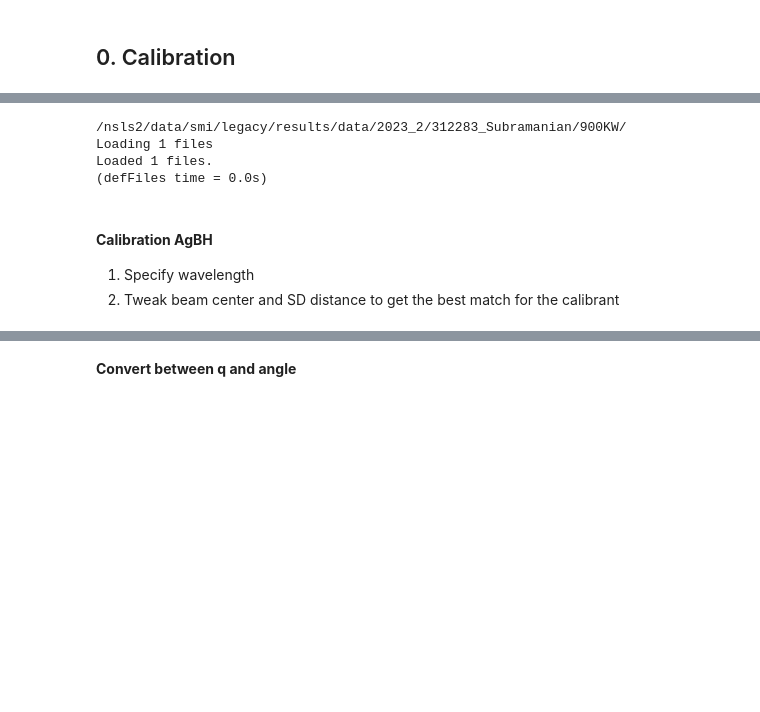
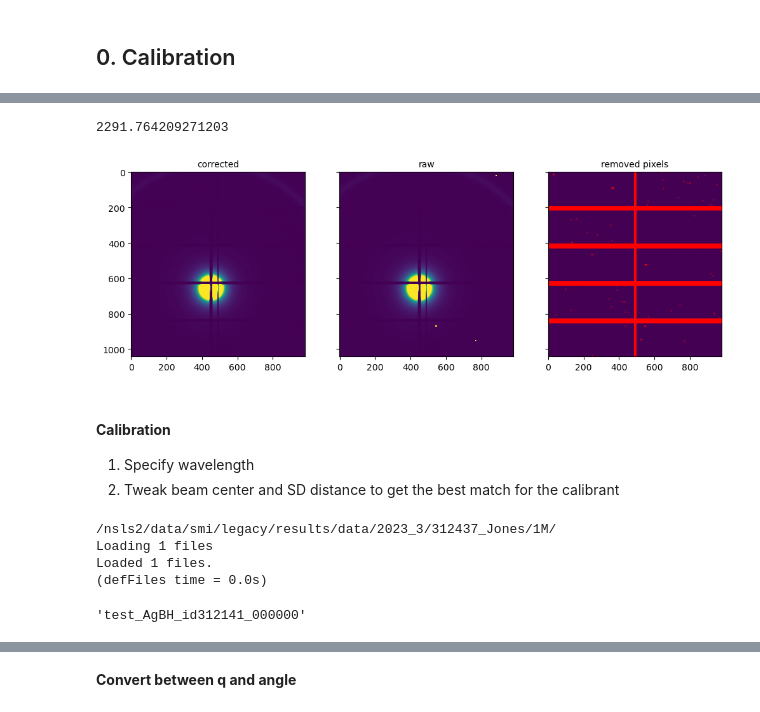
Before and after one commit to CFN-softbio/SciAnalysis, a Jupyter notebook: examples/beamlines/NSLSII_12ID_SMI/UShell/SciAnalysis_Basic_v1_SMI.ipynb, the cells around one changed output, grey strips where cells are left out. Drawn from its saved outputs; the diff is of its cells as text; code cells hidden in the pictures; blank space fills up the shorter version.

```diff
--- a/examples/beamlines/NSLSII_12ID_SMI/UShell/SciAnalysis_Basic_v1_SMI.ipynb
+++ b/examples/beamlines/NSLSII_12ID_SMI/UShell/SciAnalysis_Basic_v1_SMI.ipynb
@@ -75,0 +95,44 @@ __Find bad pixels (if needed)__
+# %%
+delta = 150
+center = [451, 654]
+range_y = [int(center[1] - delta), int(center[1] + delta)]
+range_x = [int(center[0] - delta), int(center[0] + delta)]
+limits = np.asarray([0.1, 70])
+mean_img = np.mean(np.concatenate((img[:min(range_y), :].flatten(),
+                                   img[max(range_y):, :].flatten(),
+                                   img[:, :min(range_x)].flatten(),
+                                   img[:, max(range_x):].flatten())), axis=0)
+limits = limits * mean_img
+print(max(limits))
+mask_bkg = np.empty_like(img, dtype=bool)
+mask_bkg[:, :] = False
+mask_bkg[:min(range_y), :][img[:min(range_y), :] > max(limits)] = True
+mask_bkg[max(range_y):, :][img[max(range_y):, :] > max(limits)] = True
+mask_bkg[:, :min(range_x)][img[:, :min(range_x)] > max(limits)] = True
+mask_bkg[:, max(range_x):][img[:, max(range_x):] > max(limits)] = True
+mask_bkg[img < - 0.1] = True
+
+mask_bkg[520 : 521 + 1, 546] = True
+#mask_bkg[520 : 521 + 1, 546] = True
+mask_bkg[520 : 521 + 1, 552 : 554 + 1] = True
+#mask_bkg[520 : 522 + 1, 614 : 615 + 1] = True
+#mask_bkg[962, 329] = True
+#mask_bkg[991, 517] = True
+#mask_bkg[1032, 510] = True
+#mask_bkg[394, 889] = True
+#mask_bkg[384, 908] = True
+#mask_bkg[396, 908] = True
+#mask_bkg[404, 913] = True
+#mask_bkg[406, 916] = True
+
+fig, ax = plt.subplots(1, 3, sharex=True, sharey=True, figsize=(12, 8))
+ax[0].imshow(img*np.logical_not(mask_bkg), vmax=np.percentile(img, 99.0))
+ax[1].imshow(img, vmax=np.percentile(img, 99.0))
+ax[2].imshow(mask_bkg)
+ax[2].scatter(np.where(mask_bkg)[1],
+              np.where(mask_bkg)[0], s=0.1, color='r')
+for axi, title in zip(ax, ['corrected', 'raw', 'removed pixels']):
+    axi.set_title(title, size=10)
+# %% [output]
+2291.764209271203
+[figure, added]
@@ -76,18 +145,22 @@ __Find bad pixels (if needed)__
+# %% [markdown]
+#### __Calibration__
+
+1. Specify wavelength
+2. Tweak beam center and SD distance to get the best match for the calibrant
 # %%
-EXPR_DIR = '/nsls2/data/smi/legacy/results/data/2023_2/312283_Subramanian/900KW/'
-exp = Experiment.experiment('VS', folder=EXPR_DIR, det='WAXS', beamline='None', ext='tif', series_measure=False) ##Experiment name: rbitrary or related to the sample name
-pattern = 'VS*Ag*waxs00*94*'
+#EXPR_DIR = '/nsls2/data/smi/legacy/results/data/2023_2/312283_Subramanian/900KW/'
+EXPR_DIR = '/nsls2/data/smi/legacy/results/data/2023_3/312437_Jones/1M/'
+exp = Experiment.experiment('MJ', folder=EXPR_DIR, det='SAXS', beamline='None', ext='tif', series_measure=False) ##Experiment name: rbitrary or related to the sample name
+pattern = '*Ag*'
 
 exp.defFiles(fn=pattern, source_dir = EXPR_DIR, verbose=1)
 infiles = exp.dict['rawinfo']['filename']
 Nfiles = len(infiles)
+
+exp.dict['rawinfo']['filename'][0]
 # %% [output]
-/nsls2/data/smi/legacy/results/data/2023_2/312283_Subramanian/900KW/
+/nsls2/data/smi/legacy/results/data/2023_3/312437_Jones/1M/
 Loading 1 files
 Loaded 1 files.
 (defFiles time = 0.0s)
+'test_AgBH_id312141_000000'
-# %% [markdown]
-#### __Calibration AgBH__
-
-1. Specify wavelength
-2. Tweak beam center and SD distance to get the best match for the calibrant
```
Also changed, not shown: parts of 28 cells of this notebook.
